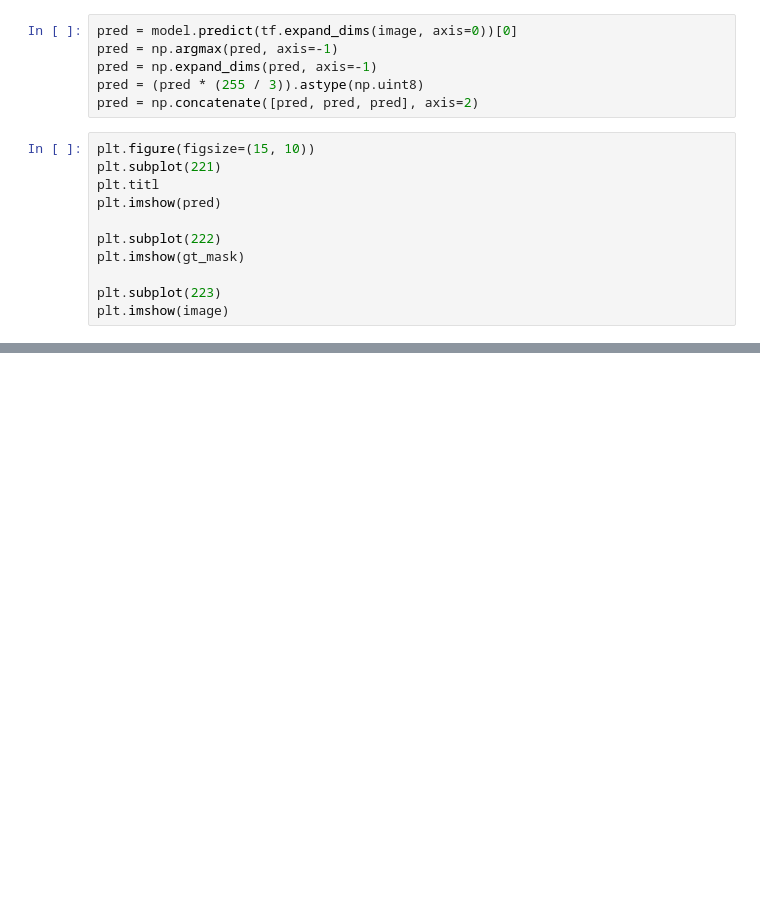
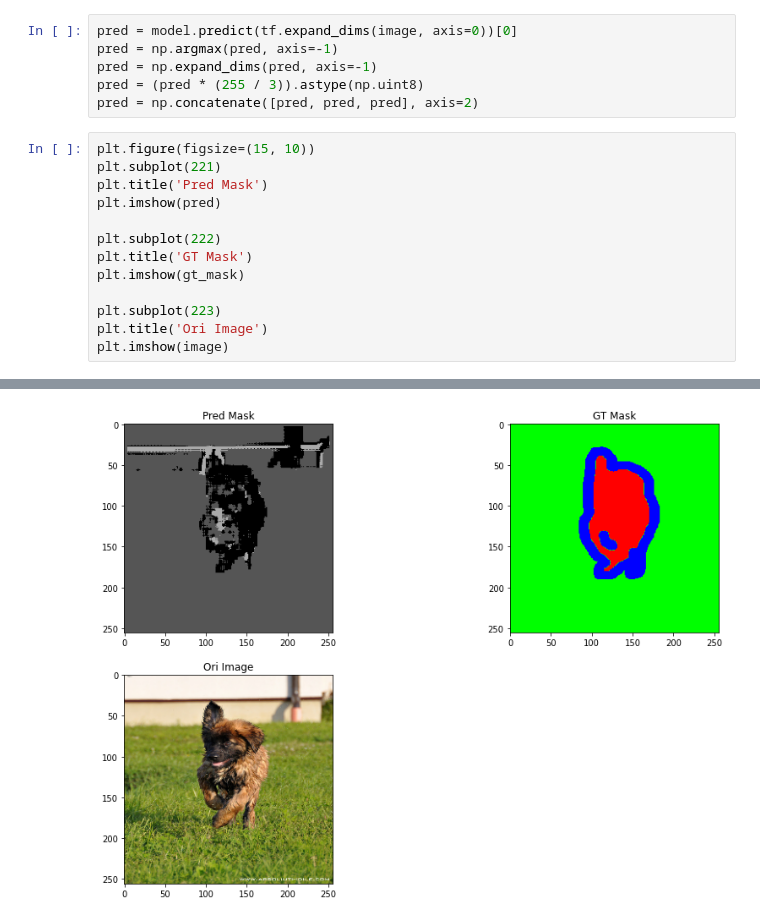
Before and after one commit to edwin-19/UNET-Scratch, a Jupyter notebook: Mini UNET.ipynb, the cells around one changed output, grey strips where cells are left out. Drawn from its saved outputs; the diff is of its cells as text; blank space fills up the shorter version.

```diff
--- a/Mini UNET.ipynb
+++ b/Mini UNET.ipynb
@@ -139,12 +139,14 @@ pred = np.concatenate([pred, pred, pred], axis=2)
 # %%
 plt.figure(figsize=(15, 10))
 plt.subplot(221)
-plt.titl
+plt.title('Pred Mask')
 plt.imshow(pred)
 
 plt.subplot(222)
+plt.title('GT Mask')
 plt.imshow(gt_mask)
 
 plt.subplot(223)
+plt.title('Ori Image')
 plt.imshow(image)
 # %% [output]
@@ -151,0 +154 @@ SyntaxError: invalid syntax (<ipython-input-54-843e87b4b139>, line 2)
+[figure, added]
```
Also changed, not shown: parts of 1 cell of this notebook, 1 other file.
